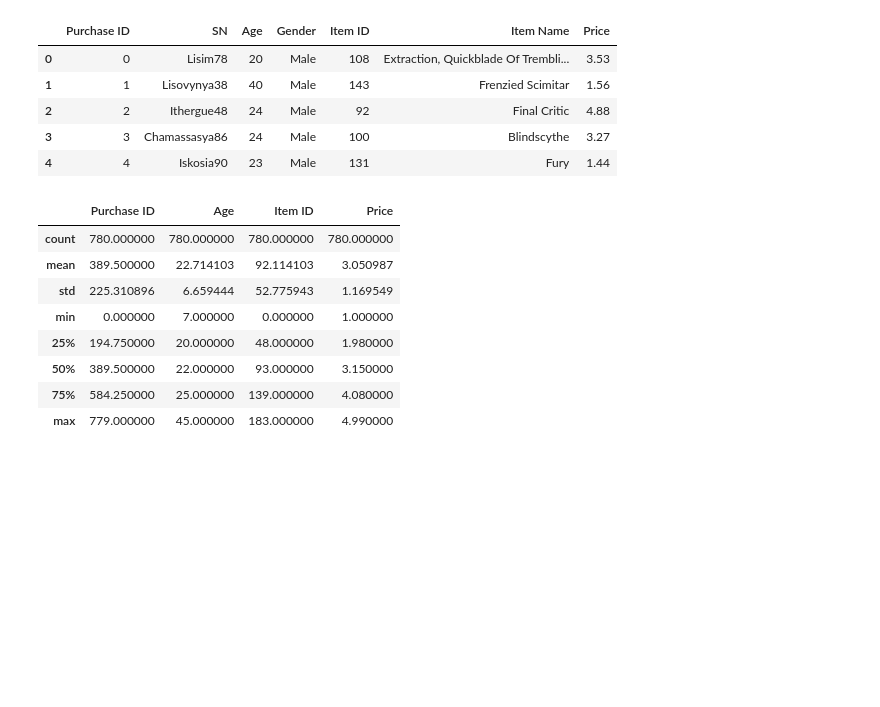
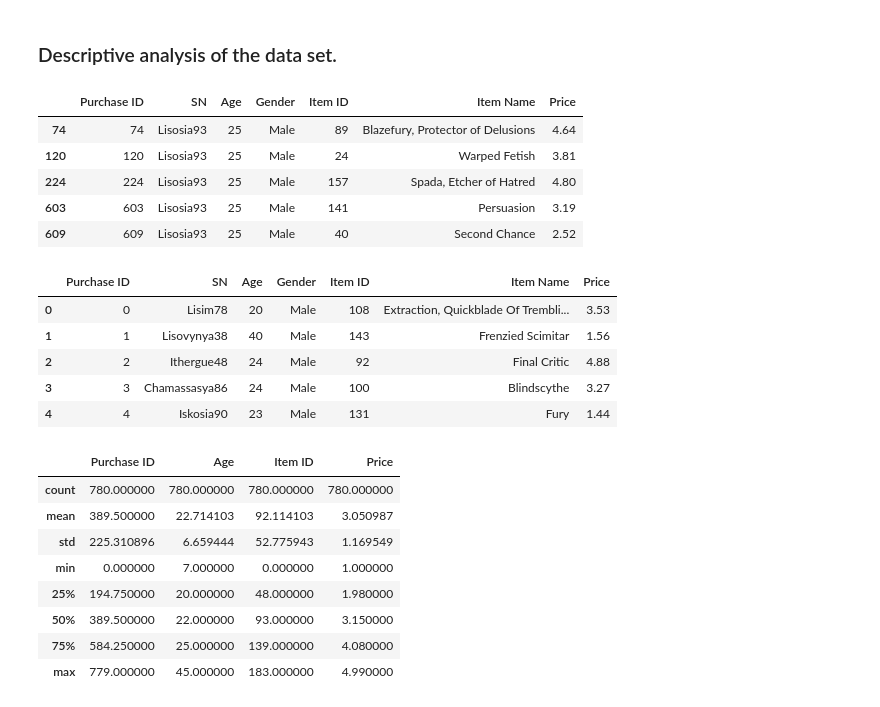
Before and after one commit to roayala/HeroesofPymoli, a Jupyter notebook: HeroerofPymoli.ipynb, the cells around one changed output. Cells and saved outputs as stored; diff of their text form; code cells hidden in the pictures; blank space fills up the shorter version.

Commit message:
Descriptive analysis of the data

```diff
--- a/HeroerofPymoli.ipynb
+++ b/HeroerofPymoli.ipynb
@@ -3,6 +22,17 @@ import pandas as pd
 import numpy as np
 # %%
 hfpy_df = pd.read_csv("/Users/roas/Projects_Git/PyMoli/Resources/purchase_data.csv")
+# %% [markdown]
+### Descriptive analysis of the data set.
+# %%
+hfpy_df.loc[hfpy_df['SN']=='Lisosia93']
+# %% [output]
+|  | Purchase ID | SN | Age | Gender | Item ID | Item Name | Price |
+| 74 | 74 | Lisosia93 | 25 | Male | 89 | Blazefury, Protector of Delusions | 4.64 |
+| 120 | 120 | Lisosia93 | 25 | Male | 24 | Warped Fetish | 3.81 |
+| 224 | 224 | Lisosia93 | 25 | Male | 157 | Spada, Etcher of Hatred | 4.80 |
+| 603 | 603 | Lisosia93 | 25 | Male | 141 | Persuasion | 3.19 |
+| 609 | 609 | Lisosia93 | 25 | Male | 40 | Second Chance | 2.52 |
 # %%
 hfpy_df.head()
 # %% [output]
```
Also changed, not shown: parts of 3 cells of this notebook.
